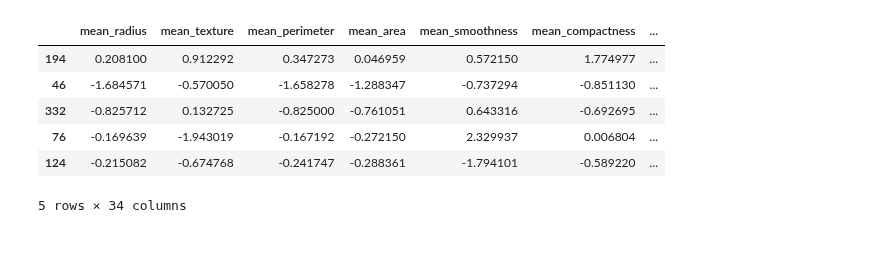
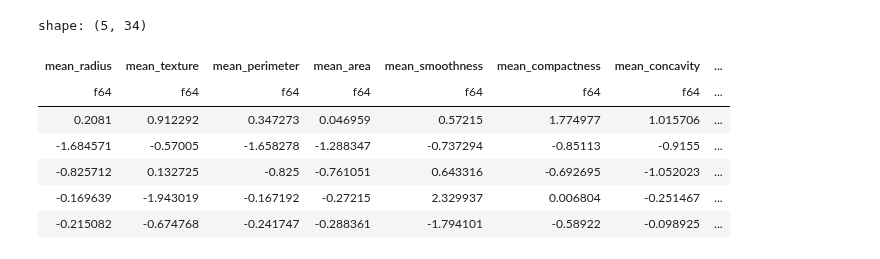
Before and after one commit to predictables/predictables, a Jupyter notebook: dev_univariate.ipynb, the cells around one changed output. Saved outputs shown, nothing was run; the diff lists cells and outputs as text; code cells hidden in the pictures.

Commit message:
univariate tests pass

```diff
--- a/dev_univariate.ipynb
+++ b/dev_univariate.ipynb
@@ -2,6 +2,7 @@
 import pandas as pd
 import numpy as np
 from predictables.core.src._UnivariateAnalysis import UnivariateAnalysis
+from predictables.util import to_pl_lf
 from sklearn.datasets import load_breast_cancer
 from sklearn.decomposition import PCA
 from sklearn.preprocessing import StandardScaler
@@ -29,38 +30,43 @@ X_train, X_val, y_train, y_val = train_test_split(
 # Perform PCA
 pca = PCA(n_components=2)
 X_train_pca = pd.DataFrame(
     pca.fit_transform(X_train), columns=["PC1", "PC2"], index=X_train.index
 )
 X_val_pca = pd.DataFrame(
     pca.transform(X_val), columns=["PC1", "PC2"], index=X_val.index
 )
 X_test_pca = pd.DataFrame(
     pca.transform(X_test), columns=["PC1", "PC2"], index=X_test.index
 )
 
 # Combine the data
 df_train = pd.concat([X_train, X_train_pca], axis=1)
 df_val = pd.concat([X_val, X_val_pca], axis=1)
 df_test = pd.concat([X_test, X_test_pca], axis=1)
 
 # Add the target variable
 df_train["y"] = y_train.map({"malignant": 0, "benign": 1}).values
 df_val["y"] = y_val.map({"malignant": 0, "benign": 1}).values
 df_test["y"] = y_test.map({"malignant": 0, "benign": 1}).values
 
 # Randomly sort training data into 5 cross-validation folds
 df_train["fold"] = np.random.choice(range(5), size=df_train.shape[0]) + 1
 
 df_train.to_parquet("cancer_train.parquet")
 df_val.to_parquet("cancer_val.parquet")
 df_test.to_parquet("cancer_test.parquet")
 
-df_train.head()
+df_train = to_pl_lf(df_train)
+df_val = to_pl_lf(df_val)
+df_test = to_pl_lf(df_test)
+
+df_train.head().collect()
 # %% [output]
+shape: (5, 34)
-|  | mean_radius | mean_texture | mean_perimeter | mean_area | mean_smoothness | mean_compactness | ... |
-| 194 | 0.208100 | 0.912292 | 0.347273 | 0.046959 | 0.572150 | 1.774977 | ... |
-| 46 | -1.684571 | -0.570050 | -1.658278 | -1.288347 | -0.737294 | -0.851130 | ... |
-| 332 | -0.825712 | 0.132725 | -0.825000 | -0.761051 | 0.643316 | -0.692695 | ... |
-| 76 | -0.169639 | -1.943019 | -0.167192 | -0.272150 | 2.329937 | 0.006804 | ... |
-| 124 | -0.215082 | -0.674768 | -0.241747 | -0.288361 | -1.794101 | -0.589220 | ... |
+| mean_radius | mean_texture | mean_perimeter | mean_area | mean_smoothness | mean_compactness | mean_concavity | ... |
+| f64 | f64 | f64 | f64 | f64 | f64 | f64 | ... |
+| 0.2081 | 0.912292 | 0.347273 | 0.046959 | 0.57215 | 1.774977 | 1.015706 | ... |
+| -1.684571 | -0.57005 | -1.658278 | -1.288347 | -0.737294 | -0.85113 | -0.9155 | ... |
+| -0.825712 | 0.132725 | -0.825 | -0.761051 | 0.643316 | -0.692695 | -1.052023 | ... |
+| -0.169639 | -1.943019 | -0.167192 | -0.27215 | 2.329937 | 0.006804 | -0.251467 | ... |
+| -0.215082 | -0.674768 | -0.241747 | -0.288361 | -1.794101 | -0.58922 | -0.098925 | ... |
-5 rows × 34 columns
```
Also changed, not shown: parts of 7 cells of this notebook, 6 other files.
